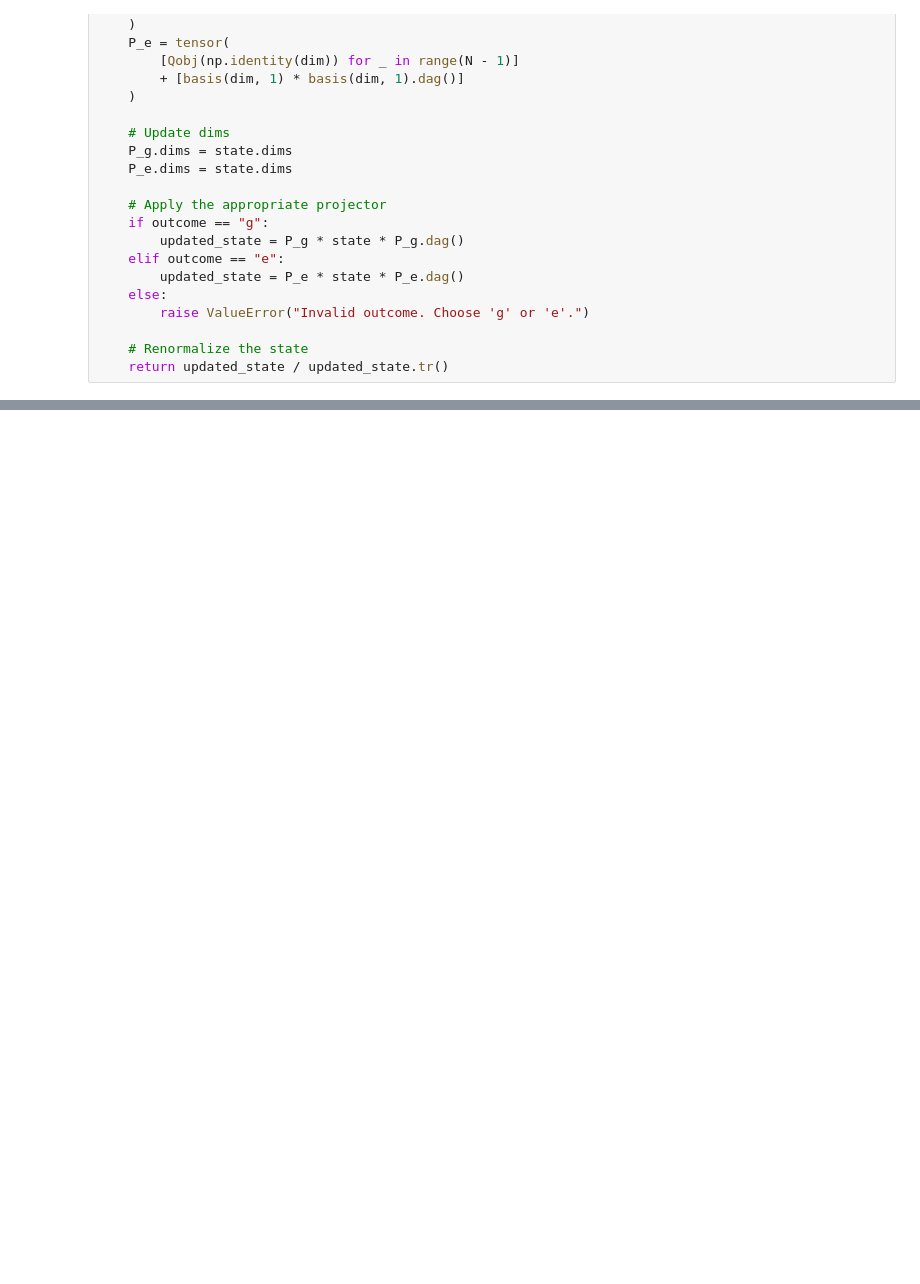
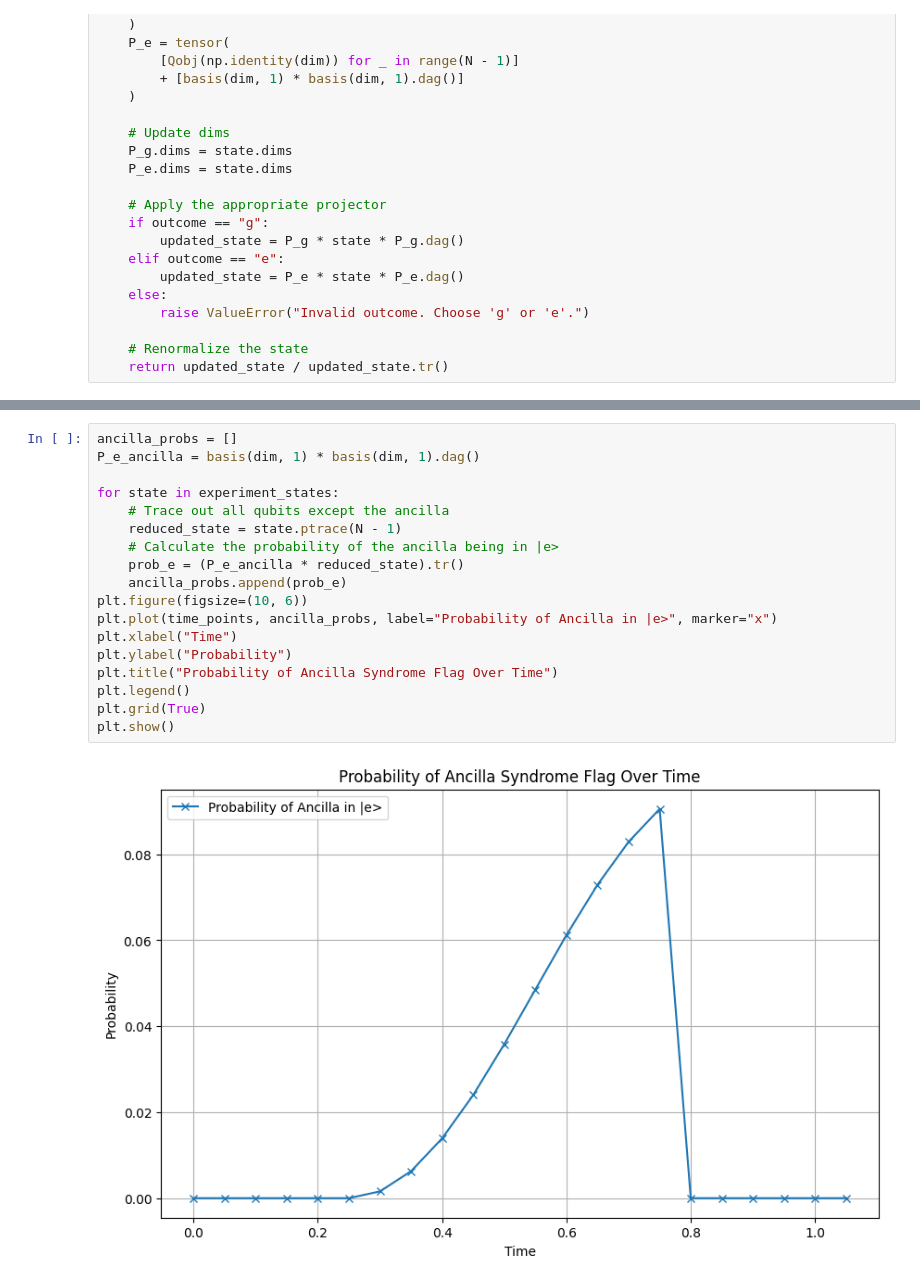
Before and after one commit to Pitt-JonesLab/quantum_logical, a Jupyter notebook: src/notebooks/noisy_simulation/03_noisy_erasure_detect.ipynb, the cells around one changed output, grey strips where cells are left out. Drawn from its saved outputs; the diff is of its cells as text; blank space fills up the shorter version.

```diff
--- a/src/notebooks/noisy_simulation/03_noisy_erasure_detect.ipynb
+++ b/src/notebooks/noisy_simulation/03_noisy_erasure_detect.ipynb
@@ -243,0 +286,20 @@ plot_observables_vs_time(
+# %%
+ancilla_probs = []
+P_e_ancilla = basis(dim, 1) * basis(dim, 1).dag()
+
+for state in experiment_states:
+    # Trace out all qubits except the ancilla
+    reduced_state = state.ptrace(N - 1)
+    # Calculate the probability of the ancilla being in |e>
+    prob_e = (P_e_ancilla * reduced_state).tr()
+    ancilla_probs.append(prob_e)
+plt.figure(figsize=(10, 6))
+plt.plot(time_points, ancilla_probs, label="Probability of Ancilla in |e>", marker="x")
+plt.xlabel("Time")
+plt.ylabel("Probability")
+plt.title("Probability of Ancilla Syndrome Flag Over Time")
+plt.legend()
+plt.grid(True)
+plt.show()
+# %% [output]
+[figure, added]
```
Also changed, not shown: parts of 8 cells of this notebook, 13 other files.
